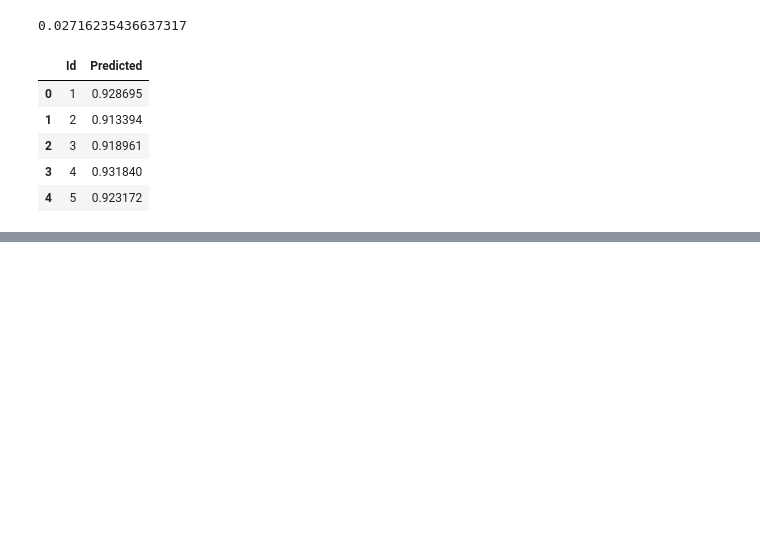
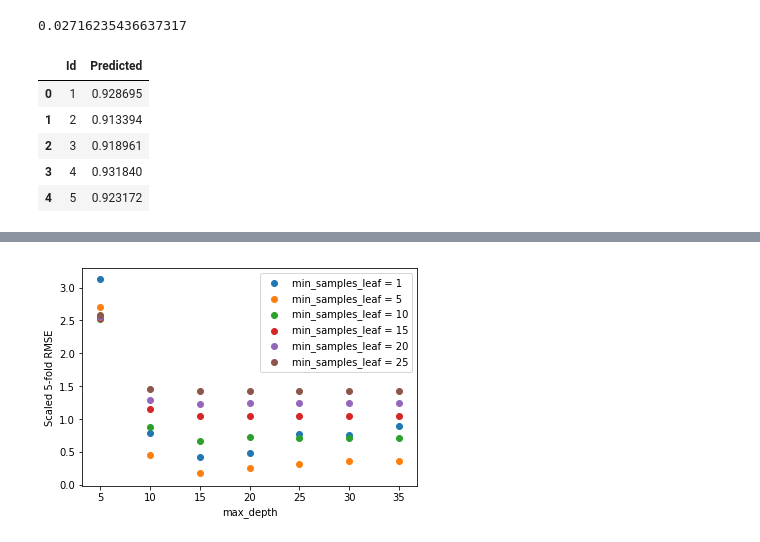
Before and after one commit to emilyjia/cs181-s19-practicals, a Jupyter notebook: P1/tuning.ipynb, the cells around one changed output, grey strips where cells are left out. Cells and saved outputs as stored; diff of their text form; code cells hidden in the pictures; blank space fills up the shorter version.

```diff
--- a/P1/tuning.ipynb
+++ b/P1/tuning.ipynb
@@ -759,0 +793,13 @@ submission8.to_csv("kr.csv", index=False)
+# %%
+# Additional RFR tuning at n_est=300
+
+params = {
+    'max_depth': [5, 15, 25, 35, 45],
+    'min_samples_leaf': [1, 10, 20, 30]
+}
+
+rfR = RFR(n_estimators=300, random_state=50)
+gsrfr = GridSearchCV(estimator=rfR, scoring='neg_mean_squared_error', param_grid=params, n_jobs=-1, cv=5, verbose=3)
+gsrfr.fit(X_train, y_train)
+
+print(gsrfr.best_params_)
@@ -759,0 +844,11 @@ submission8.to_csv("kr.csv", index=False)
+# %%
+params = {
+    'max_depth': [5, 10, 15, 20, 25, 30, 35],
+    'min_samples_leaf': [1, 5, 10, 15, 20, 25]
+}
+
+rfR = RFR(n_estimators=300, random_state=50)
+gsrfr = GridSearchCV(estimator=rfR, scoring='neg_mean_squared_error', param_grid=params, n_jobs=-1, cv=5, verbose=3)
+gsrfr.fit(X_train, y_train)
+
+print(gsrfr.best_params_)
@@ -759,0 +911,23 @@ submission8.to_csv("kr.csv", index=False)
+# %%
+from math import *
+
+def cv_rmse(GS, i):
+    running = sqrt(-(GS.cv_results_['split0_test_score'][i]))
+    running += sqrt(-(GS.cv_results_['split1_test_score'][i]))
+    running += sqrt(-(GS.cv_results_['split2_test_score'][i]))
+    running += sqrt(-(GS.cv_results_['split3_test_score'][i]))
+    running += sqrt(-(GS.cv_results_['split4_test_score'][i]))
+    return running/5*10000 - 268
+
+resultsd = np.array([gsrfr.cv_results_['param_max_depth'][i] for i in range(len(gsrfr.cv_results_['params']))])
+resultsl = np.array([gsrfr.cv_results_['param_min_samples_leaf'][i] for i in range(len(gsrfr.cv_results_['params']))])
+resultscv = np.array([cv_rmse(gsrfr, i) for i in range(len(gsrfr.cv_results_['split0_test_score']))])
+# %%
+for i in range(6):
+    plt.scatter(resultsd[i::6], resultscv[i::6], label=("min_samples_leaf = " + str(resultsl[i])))
+plt.legend()
+plt.xlabel('max_depth')
+plt.ylabel('Scaled 5-fold RMSE')
+plt.savefig('rfrgrid2.png')
+# %% [output]
+[figure, added]
```
Also changed, not shown: parts of 14 cells of this notebook.
